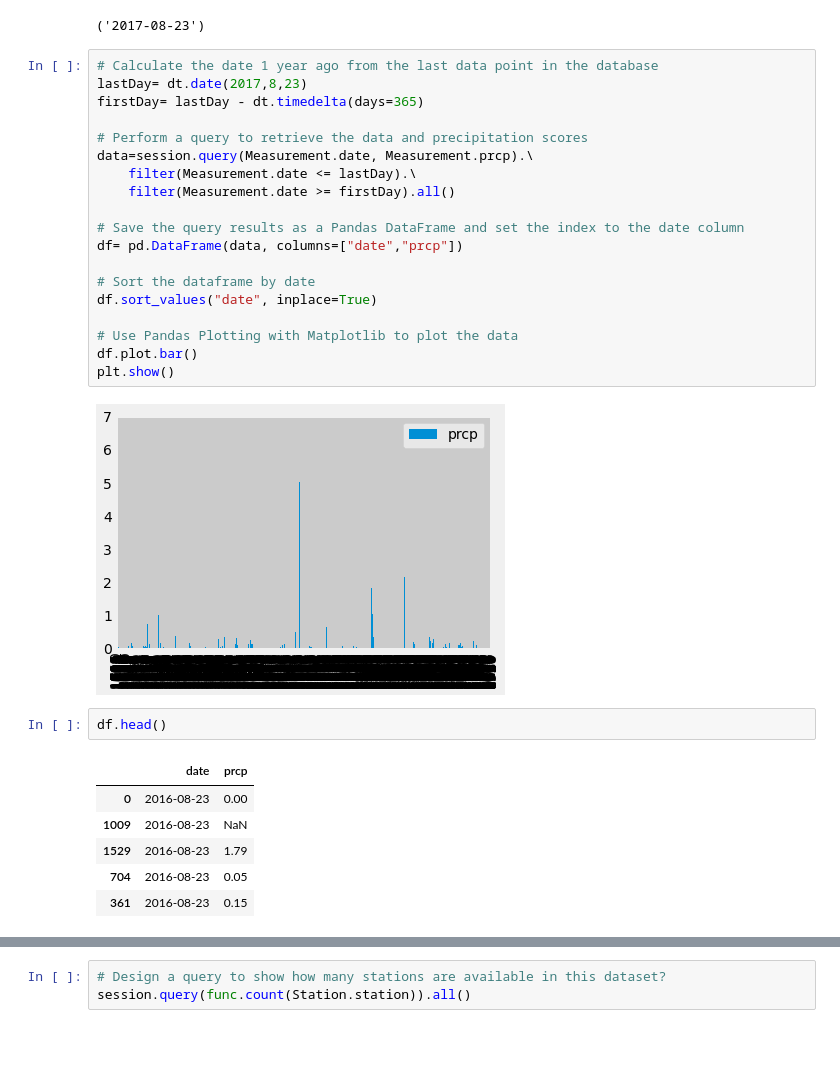
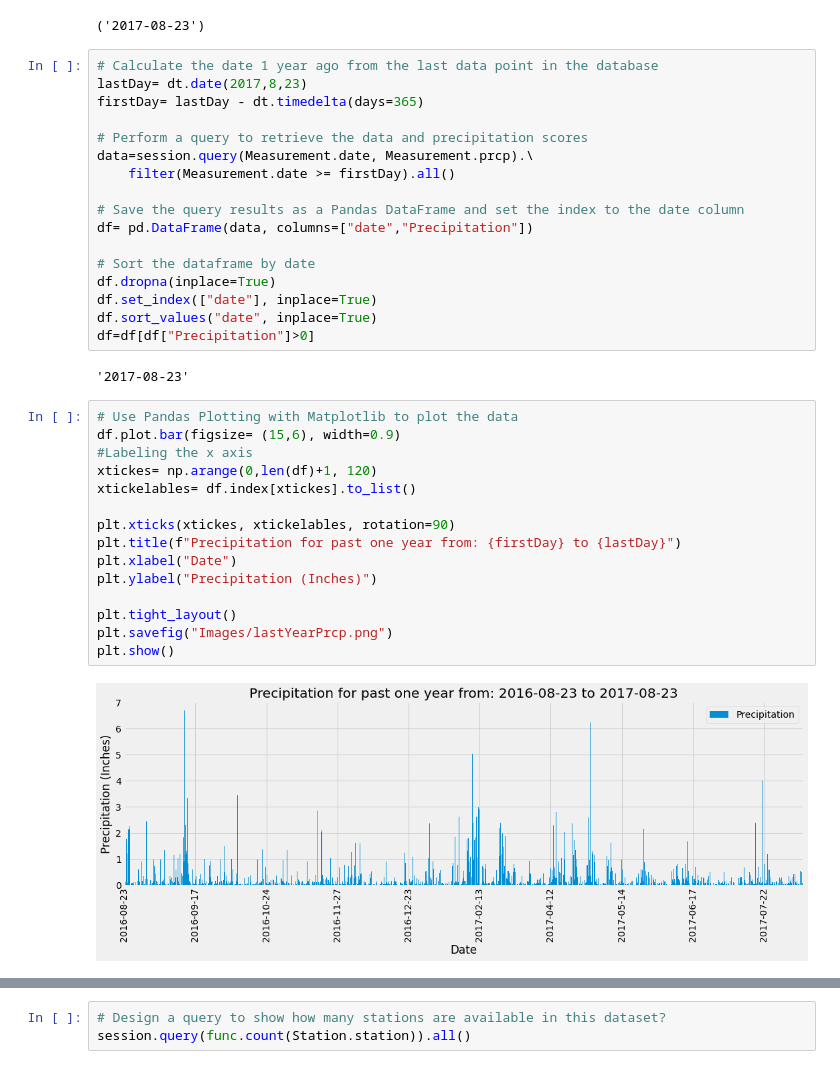
Before and after one commit to SograMemon/sqlalchemy-challenge, a Jupyter notebook: climate_starter.ipynb, the cells around one changed output, grey strips where cells are left out. Drawn from its saved outputs; the diff is of its cells as text; blank space fills up the shorter version.

```diff
--- a/climate_starter.ipynb
+++ b/climate_starter.ipynb
@@ -51,29 +51,35 @@ firstDay= lastDay - dt.timedelta(days=365)
 
 # Perform a query to retrieve the data and precipitation scores
 data=session.query(Measurement.date, Measurement.prcp).\
-    filter(Measurement.date <= lastDay).\
     filter(Measurement.date >= firstDay).all()
 
 # Save the query results as a Pandas DataFrame and set the index to the date column
-df= pd.DataFrame(data, columns=["date","prcp"])
+df= pd.DataFrame(data, columns=["date","Precipitation"])
 
 # Sort the dataframe by date
+df.dropna(inplace=True)
+df.set_index(["date"], inplace=True)
 df.sort_values("date", inplace=True)
-
-# Use Pandas Plotting with Matplotlib to plot the data
-df.plot.bar()
-plt.show()
+df=df[df["Precipitation"]>0]
 # %% [output]
-[figure, removed]
+'2017-08-23'
-# %%
-df.head()
-# %% [output]
-|  | date | prcp |
-| 0 | 2016-08-23 | 0.00 |
-| 1009 | 2016-08-23 | NaN |
-| 1529 | 2016-08-23 | 1.79 |
-| 704 | 2016-08-23 | 0.05 |
-| 361 | 2016-08-23 | 0.15 |
+# %%
+# Use Pandas Plotting with Matplotlib to plot the data
+df.plot.bar(figsize= (15,6), width=0.9)
+#Labeling the x axis
+xtickes= np.arange(0,len(df)+1, 120)
+xtickelables= df.index[xtickes].to_list()
+
+plt.xticks(xtickes, xtickelables, rotation=90)
+plt.title(f"Precipitation for past one year from: {firstDay} to {lastDay}")
+plt.xlabel("Date")
+plt.ylabel("Precipitation (Inches)")
+
+plt.tight_layout()
+plt.savefig("Images/lastYearPrcp.png")
+plt.show()
+# %% [output]
+[figure, added]
 # %%
 # Use Pandas to calcualte the summary statistics for the precipitation data
 df.describe()
```
Also changed, not shown: parts of 8 cells of this notebook, 2 other files.
